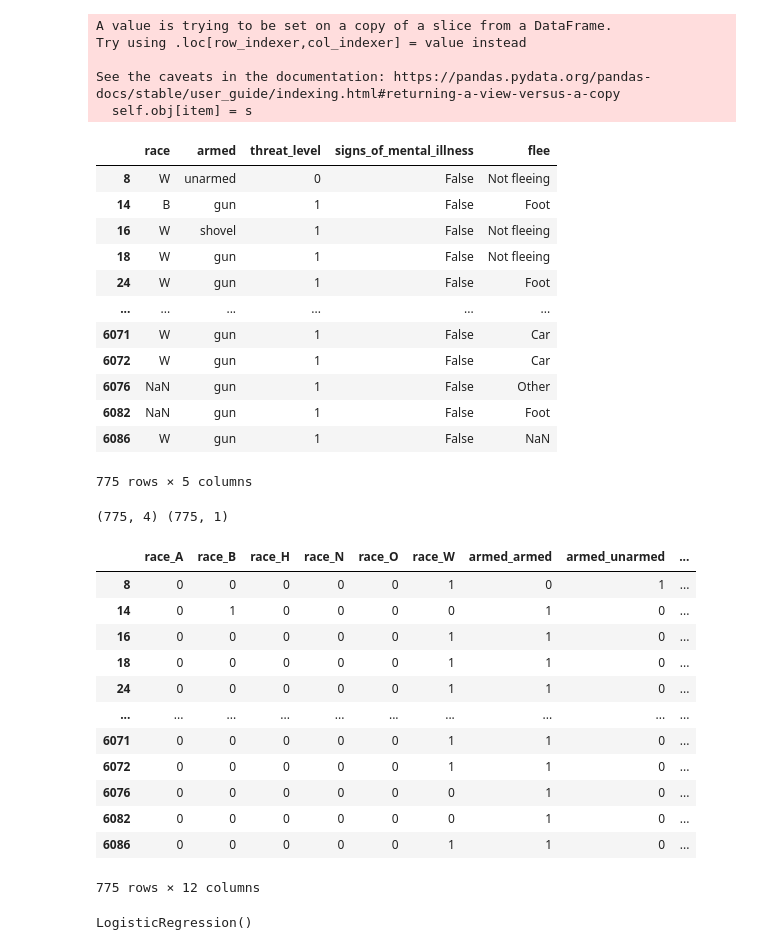
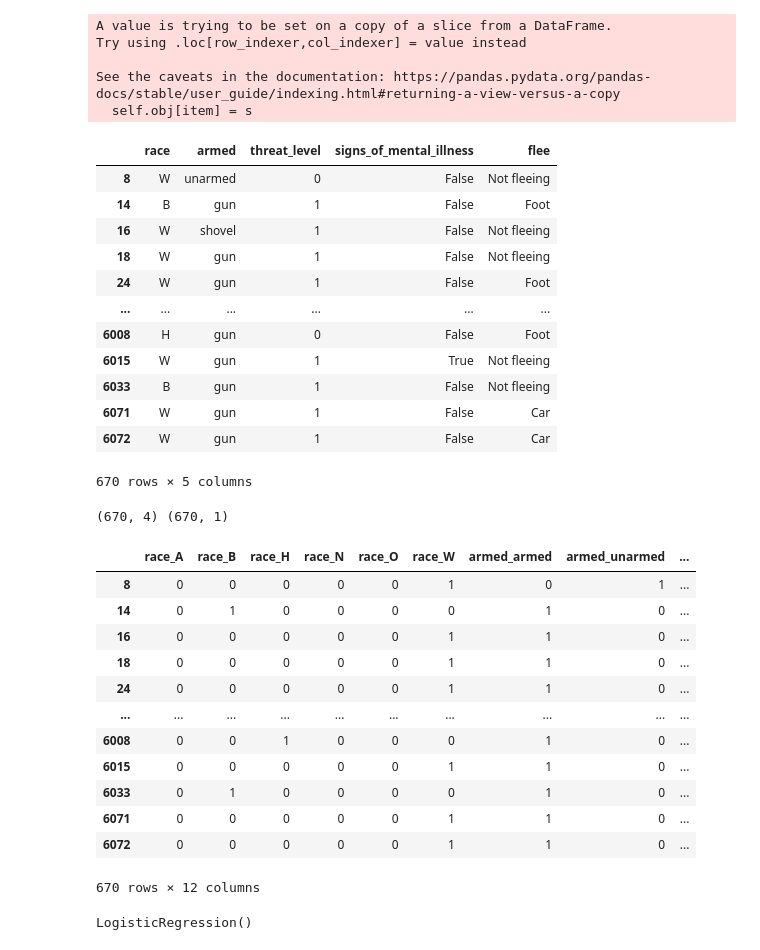
Before and after one commit to Blashford/Fatal-Shootings-By-Police, a Jupyter notebook: Logistic Regression Model.ipynb, the cells around one changed output. Saved outputs shown, nothing was run; the diff lists cells and outputs as text; code cells hidden in the pictures.

```diff
--- a/Logistic Regression Model.ipynb
+++ b/Logistic Regression Model.ipynb
@@ -250,27 +261,28 @@ See the caveats in the documentation: https://pandas.pydata.org/pandas-docs/stab
   self.obj[item] = s
 # %%
 bodycam = bodycam.drop(columns = ["id", "body_camera"])
+bodycam = bodycam.dropna()
 bodycam
 # %% [output]
 |  | race | armed | threat_level | signs_of_mental_illness | flee |
 | 8 | W | unarmed | 0 | False | Not fleeing |
 | 14 | B | gun | 1 | False | Foot |
 | 16 | W | shovel | 1 | False | Not fleeing |
 | 18 | W | gun | 1 | False | Not fleeing |
 | 24 | W | gun | 1 | False | Foot |
 | ... | ... | ... | ... | ... | ... |
+| 6008 | H | gun | 0 | False | Foot |
+| 6015 | W | gun | 1 | True | Not fleeing |
+| 6033 | B | gun | 1 | False | Not fleeing |
 | 6071 | W | gun | 1 | False | Car |
 | 6072 | W | gun | 1 | False | Car |
-| 6076 | NaN | gun | 1 | False | Other |
-| 6082 | NaN | gun | 1 | False | Foot |
-| 6086 | W | gun | 1 | False | NaN |
-775 rows × 5 columns
+670 rows × 5 columns
 # %%
 X = bodycam.drop("threat_level", axis=1)
 y = bodycam["threat_level"].values.reshape(-1, 1)
 print(X.shape, y.shape)
 # %% [output]
-(775, 4) (775, 1)
+(670, 4) (670, 1)
 # %%
 X.loc[X.armed != 'unarmed', 'armed'] = "armed"
 X.loc[X.flee == "Other", "flee"] = "Not fleeing"
@@ -287,12 +299,12 @@ X
 | 18 | 0 | 0 | 0 | 0 | 0 | 1 | 1 | 0 | ... |
 | 24 | 0 | 0 | 0 | 0 | 0 | 1 | 1 | 0 | ... |
 | ... | ... | ... | ... | ... | ... | ... | ... | ... | ... |
+| 6008 | 0 | 0 | 1 | 0 | 0 | 0 | 1 | 0 | ... |
+| 6015 | 0 | 0 | 0 | 0 | 0 | 1 | 1 | 0 | ... |
+| 6033 | 0 | 1 | 0 | 0 | 0 | 0 | 1 | 0 | ... |
 | 6071 | 0 | 0 | 0 | 0 | 0 | 1 | 1 | 0 | ... |
 | 6072 | 0 | 0 | 0 | 0 | 0 | 1 | 1 | 0 | ... |
-| 6076 | 0 | 0 | 0 | 0 | 0 | 0 | 1 | 0 | ... |
-| 6082 | 0 | 0 | 0 | 0 | 0 | 0 | 1 | 0 | ... |
-| 6086 | 0 | 0 | 0 | 0 | 0 | 1 | 1 | 0 | ... |
-775 rows × 12 columns
+670 rows × 12 columns
 # %%
 X.drop(["race_O", "armed_armed", "signs_of_mental_illness_False", "flee_flee"], axis=1, inplace=True)
 # %%
```
Also changed, not shown: parts of 26 cells of this notebook.
